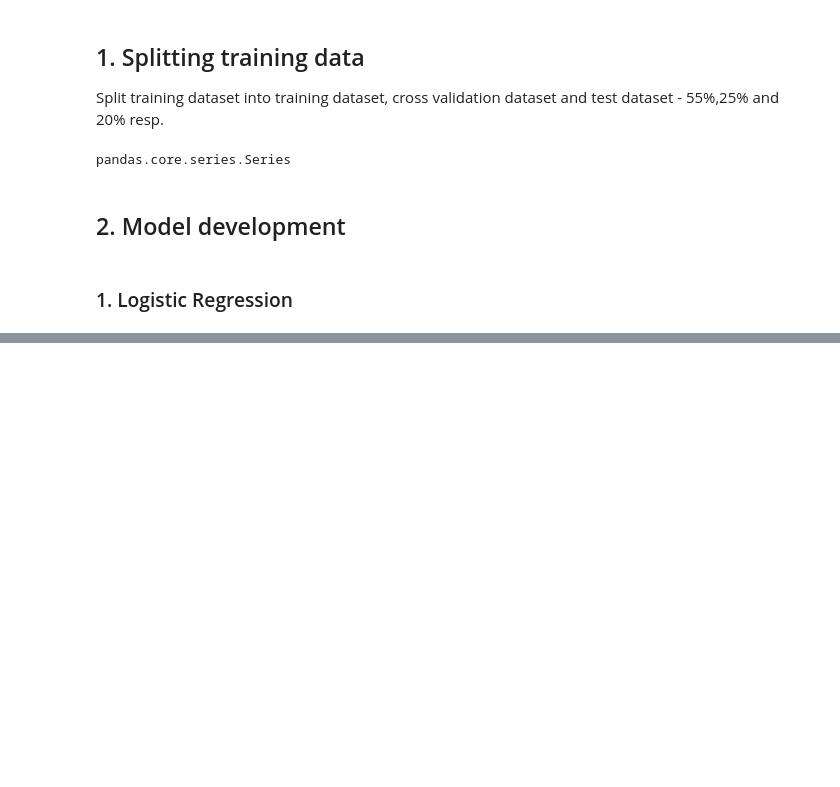
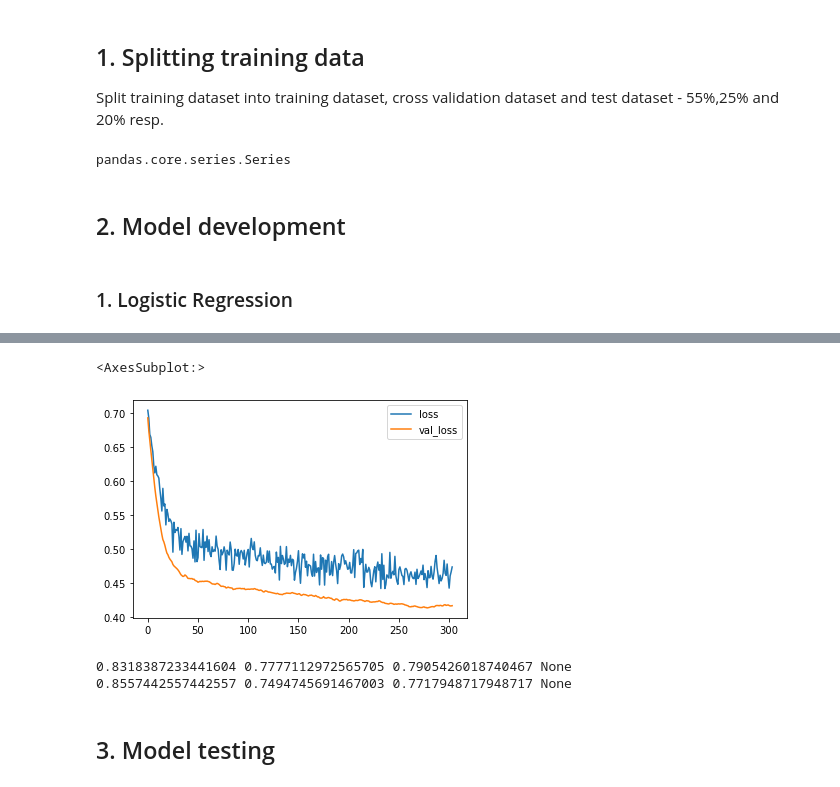
Before and after one commit to csparanjape/Kaggle_titanic, a Jupyter notebook: 03_Model_building.ipynb, the cells around one changed output, grey strips where cells are left out. Drawn from its saved outputs; the diff is of its cells as text; code cells hidden in the pictures; blank space fills up the shorter version.

```diff
--- a/03_Model_building.ipynb
+++ b/03_Model_building.ipynb
@@ -74,5 +92,0 @@ accuracy : 0.803319357092942
-# %%
-logReg_fin=LogisticRegression(C=4.2813,solver='newton-cg',class_weight='auto',max_iter=200)
-logReg_fin.fit(X_train,y_train)
-
-y_pred_tr=logReg_fin.predict(X_train)
@@ -107,0 +187,16 @@ weighted avg       0.79      0.79      0.79       178
+# %%
+ann_mod=Sequential()
+ann_mod.add(Dense(units=9,activation='relu'))
+ann_mod.add(Dropout(0.5))
+ann_mod.add(Dense(units=18,activation='relu'))
+ann_mod.add(Dropout(0.5))
+ann_mod.add(Dense(units=1,activation='sigmoid'))
+ann_mod.compile(optimizer='adam',loss='binary_crossentropy')
+# %%
+early_stop = EarlyStopping(monitor='val_loss', mode='min', verbose=1, patience=25)
+# %%
+ann_mod.fit(x=X_train.values,
+          y=y_train.values,
+          epochs=600,
+          validation_data=(X_cv.values, y_cv.values), verbose=1,
+          callbacks=[early_stop])
@@ -107,0 +222,6 @@ weighted avg       0.79      0.79      0.79       178
+# %%
+model_loss=pd.DataFrame(ann_mod.history.history)
+model_loss.plot()
+# %% [output]
+<AxesSubplot:>
+[figure, added]
@@ -107,0 +235,6 @@ weighted avg       0.79      0.79      0.79       178
+# %%
+print(precision_tr, recall_tr, fscore_tr, support_tr)
+print(precision_cv, recall_cv, fscore_cv, support_cv)
+# %% [output]
+0.8318387233441604 0.7777112972565705 0.7905426018740467 None
+0.8557442557442557 0.7494745691467003 0.7717948717948717 None
@@ -107,0 +243,2 @@ weighted avg       0.79      0.79      0.79       178
+# %% [markdown]
+## 3. Model testing
```
Also changed, not shown: parts of 31 cells of this notebook, 13 other files.
